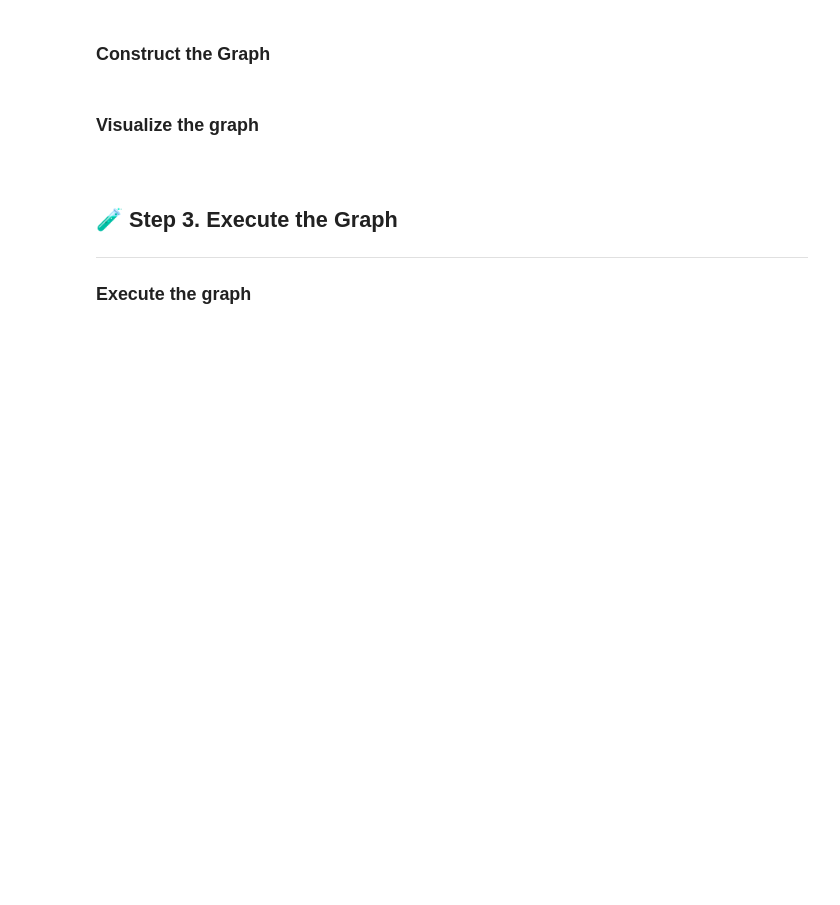
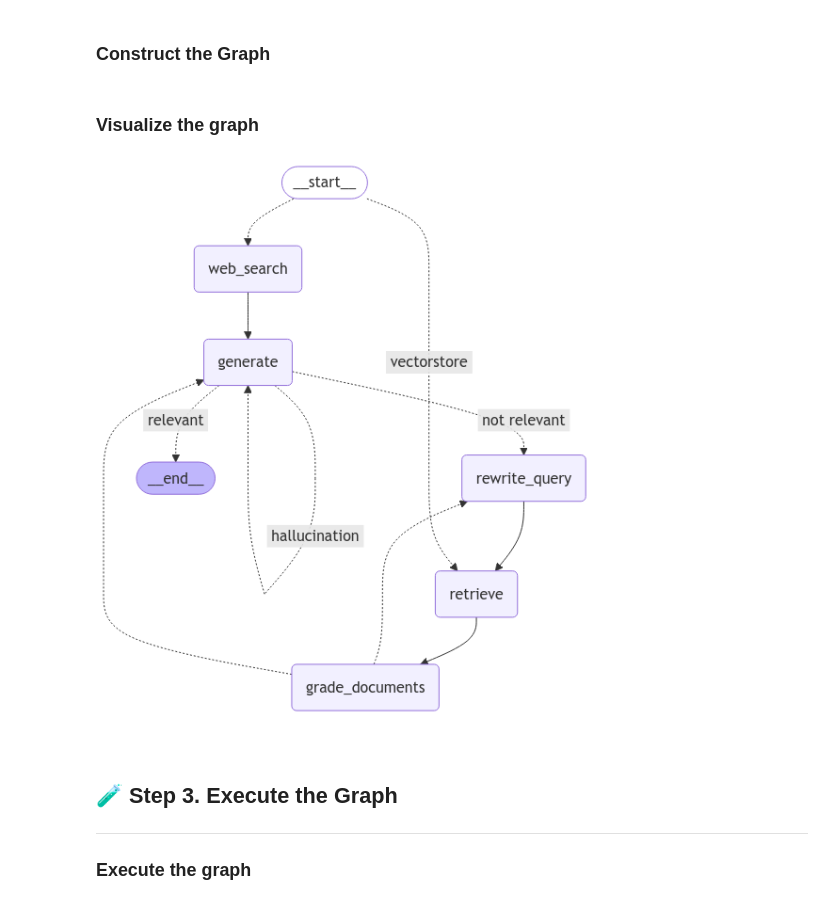
Before and after one commit to youkhi/agent-innovator-lab, a Jupyter notebook: 1_agentic-design-ptn/01_refelction/LangGraph/03.2_adaptive-rag-eval-sdk.ipynb, the cells around one changed output. Drawn from its saved outputs; the diff is of its cells as text; code cells hidden in the pictures; blank space fills up the shorter version.

Commit message:
cleaned up langgraph examples and sample.env

```diff
--- a/1_agentic-design-ptn/01_refelction/LangGraph/03.2_adaptive-rag-eval-sdk.ipynb
+++ b/1_agentic-design-ptn/01_refelction/LangGraph/03.2_adaptive-rag-eval-sdk.ipynb
@@ -28,5 +28,10 @@ Adaptive-RAG, Self-RAG, and Corrective RAG are similar approach, but they have d
 - [Adaptive-RAG paper](https://arxiv.org/abs/2403.14403)
 # %%
 from dotenv import load_dotenv
+from azure_genai_utils.tracer import get_langchain_api_key, set_langsmith
 
 load_dotenv()
+
+# If you want to trace your RAG API calls, please set the tracing=True. You need to have a valid Langchain API key.
+langchain_key, has_langchain_key = get_langchain_api_key()
+set_langsmith("[RAG Innv Lab] 1_Agentic-Design-Pattern", tracing=False)
@@ -206,8 +240,14 @@ We recommend you to use more advanced RAG chain for production
 # %%
 from langchain import hub
 from langchain_core.output_parsers import StrOutputParser
+from langchain_core.prompts import load_prompt
 
-prompt = hub.pull("daekeun-ml/rag-baseline")
+if has_langchain_key:
+    print(f"Load prompt from LangChain Hub.")
+    prompt = hub.pull("daekeun-ml/rag-baseline")
+else:
+    print("LANGCHAIN_API_KEY is not set. Load prompt from YAML file.")
+    prompt = load_prompt("prompts/rag-baseline.yaml")
 
 
 def format_docs(docs):
@@ -291,7 +349,7 @@ from azure_genai_utils.tools import BingSearch
 WEB_SEARCH_FORMAT_OUTPUT = False
 
 web_search_tool = BingSearch(
-    max_results=5,
+    max_results=3,
     locale="en-US",
     include_news=True,
     include_entity=False,
@@ -510,9 +570,11 @@ app = workflow.compile(checkpointer=MemorySaver())
 # %% [markdown]
 ### Visualize the graph
 # %%
-from azure_genai_utils.langgraph.utils import visualize_graph
+from azure_genai_utils.graphs import visualize_langgraph
 
-visualize_graph(app, xray=True)
+visualize_langgraph(app, xray=True)
+# %% [output]
+[figure, added]
 # %% [markdown]
 <br>
 
```
Also changed, not shown: parts of 12 cells of this notebook, 6 other files.
